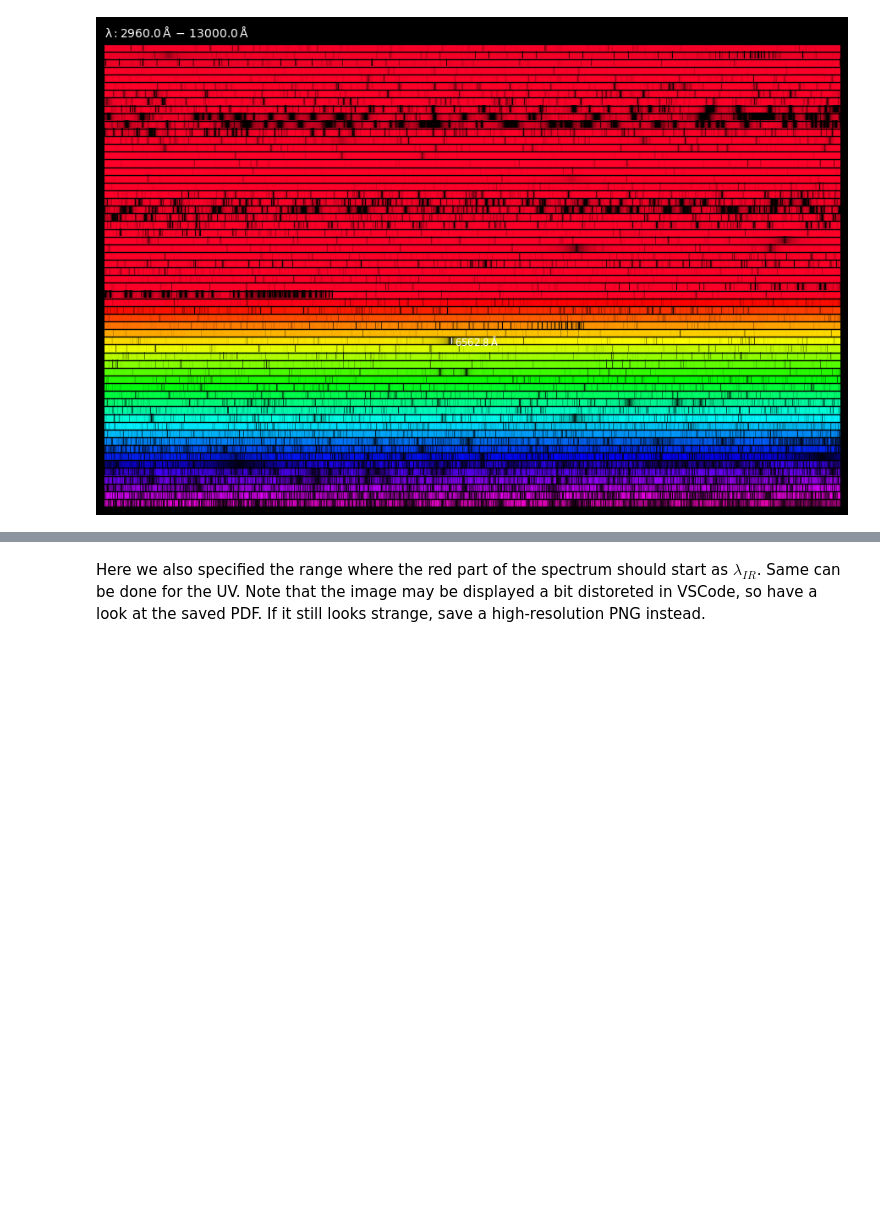
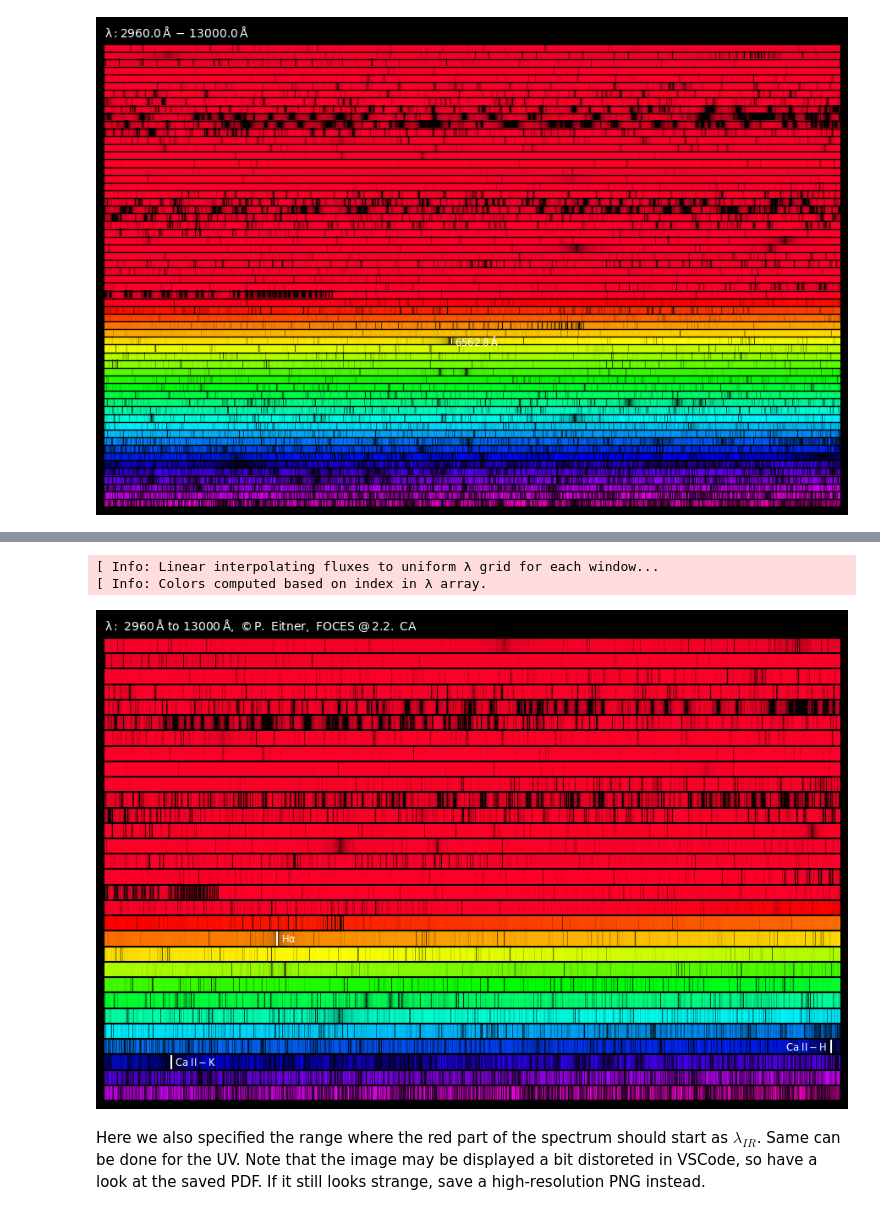
Before and after one commit to pe1995/SpectrumImage.jl, a Jupyter notebook: examples/notebooks/example_spectrum_image.ipynb, the cells around one changed output, grey strips where cells are left out. Cells and saved outputs as stored; diff of their text form; code cells hidden in the pictures; blank space fills up the shorter version.

Commit message:
added line indicators from file and header

```diff
--- a/examples/notebooks/example_spectrum_image.ipynb
+++ b/examples/notebooks/example_spectrum_image.ipynb
@@ -109,3 +111,19 @@ f.savefig("more_rows.png", dpi=300);
+# %%
+line_indicators = read_line_indicators("line_indicators.txt", as_latex=true)
+header = L"\rm \lambda:\ 2960\, \AA\ to\ 13000\, \AA,\ ©\, P.\ Eitner,\ FOCES\ @\, 2.2.\ CA"
+
+f, ax = spectrum(
+    data[:,1], data[:,2],
+    λ_IR=7100,
+    line_indicators=line_indicators,
+    show_lambda_range=false,
+    header=header,
+    header_location="left"
+);
+# %% [output]
+[ Info: Linear interpolating fluxes to uniform λ grid for each window...
+[ Info: Colors computed based on index in λ array.
+[figure, added]
 # %% [markdown]
 Here we also specified the range where the red part of the spectrum should start as $\lambda_{IR}$. Same can be done for the UV.
 Note that the image may be displayed a bit distoreted in VSCode, so have a look at the saved PDF. If it still looks strange, save a high-resolution PNG instead.
```
Also changed, not shown: parts of 2 cells of this notebook.
